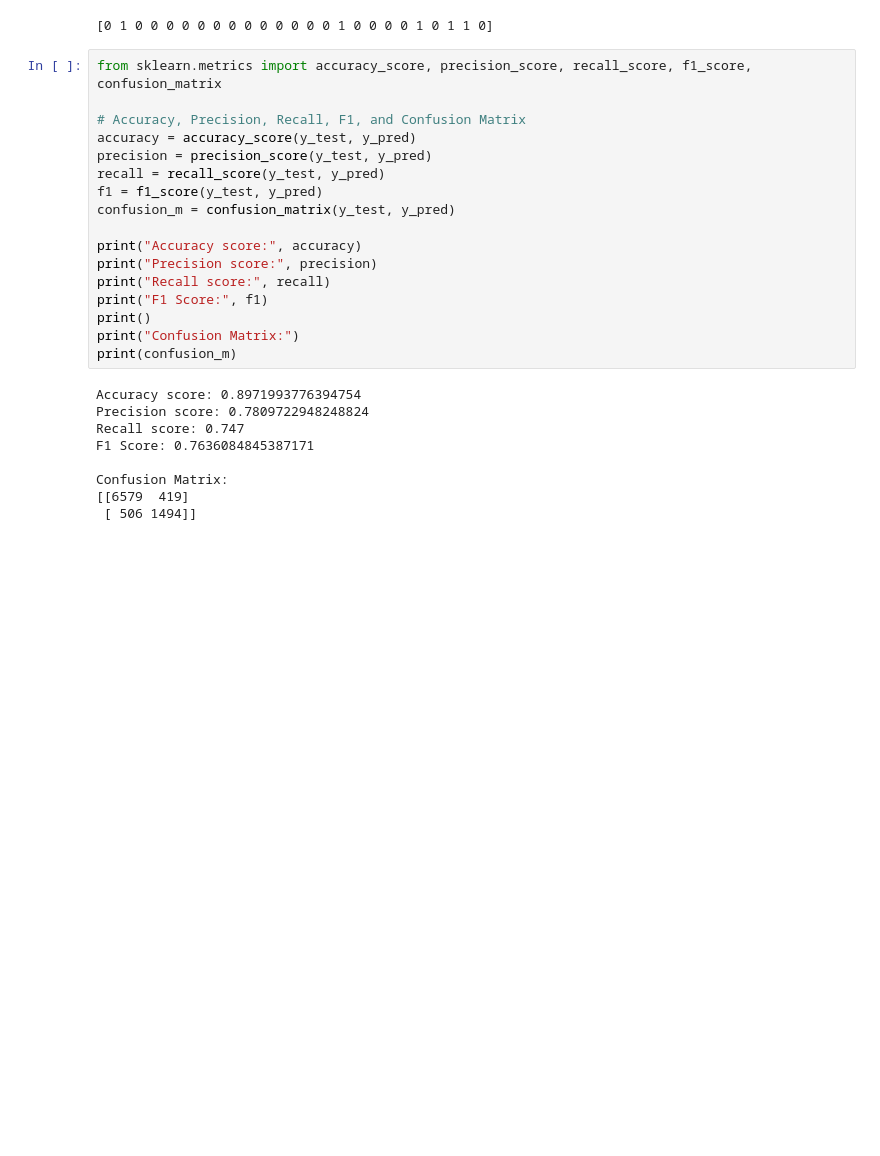
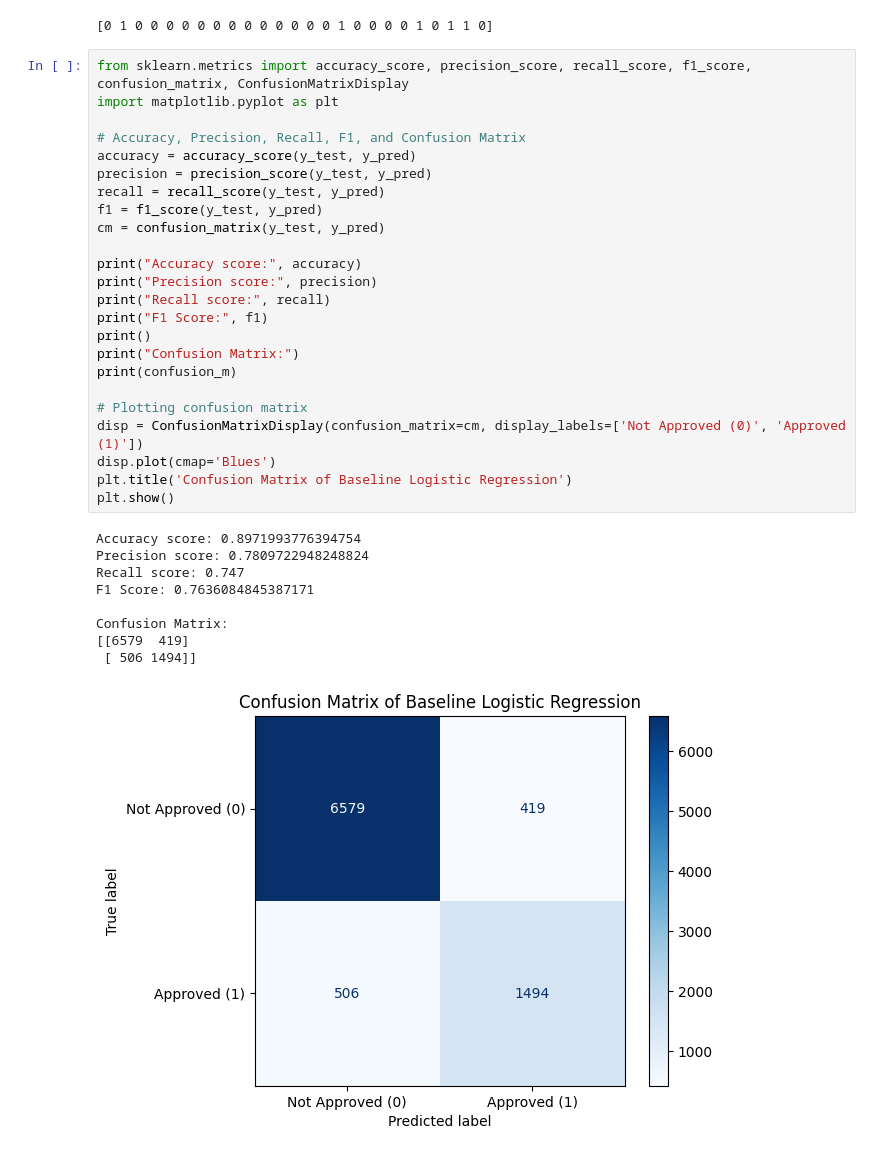
Before and after one commit to DivineUI/FairLoan, a Jupyter notebook: FairLoan baseline workflow.ipynb, the cells around one changed output. Cells and saved outputs as stored; diff of their text form; blank space fills up the shorter version.

Commit message:
Plotting confusion matrix

```diff
--- a/FairLoan baseline workflow.ipynb
+++ b/FairLoan baseline workflow.ipynb
@@ -214,28 +214,36 @@ print(y_pred[0:25]) # Printing the first 25 predictions
 # %% [output]
 [0 1 0 0 0 0 0 0 0 0 0 0 0 0 0 1 0 0 0 0 1 0 1 1 0]
 # %%
-from sklearn.metrics import accuracy_score, precision_score, recall_score, f1_score, confusion_matrix
+from sklearn.metrics import accuracy_score, precision_score, recall_score, f1_score, confusion_matrix, ConfusionMatrixDisplay
+import matplotlib.pyplot as plt
 
 # Accuracy, Precision, Recall, F1, and Confusion Matrix
 accuracy = accuracy_score(y_test, y_pred)
 precision = precision_score(y_test, y_pred)
 recall = recall_score(y_test, y_pred)
 f1 = f1_score(y_test, y_pred)
-confusion_m = confusion_matrix(y_test, y_pred)
+cm = confusion_matrix(y_test, y_pred)
 
 print("Accuracy score:", accuracy)
 print("Precision score:", precision)
 print("Recall score:", recall)
 print("F1 Score:", f1)
 print()
 print("Confusion Matrix:")
 print(confusion_m)
+
+# Plotting confusion matrix
+disp = ConfusionMatrixDisplay(confusion_matrix=cm, display_labels=['Not Approved (0)', 'Approved (1)'])
+disp.plot(cmap='Blues')
+plt.title('Confusion Matrix of Baseline Logistic Regression')
+plt.show()
 # %% [output]
 Accuracy score: 0.8971993776394754
 Precision score: 0.7809722948248824
 Recall score: 0.747
 F1 Score: 0.7636084845387171
 
 Confusion Matrix:
 [[6579  419]
  [ 506 1494]]
+[figure, added]
```
Also changed, not shown: parts of 1 cell of this notebook.
